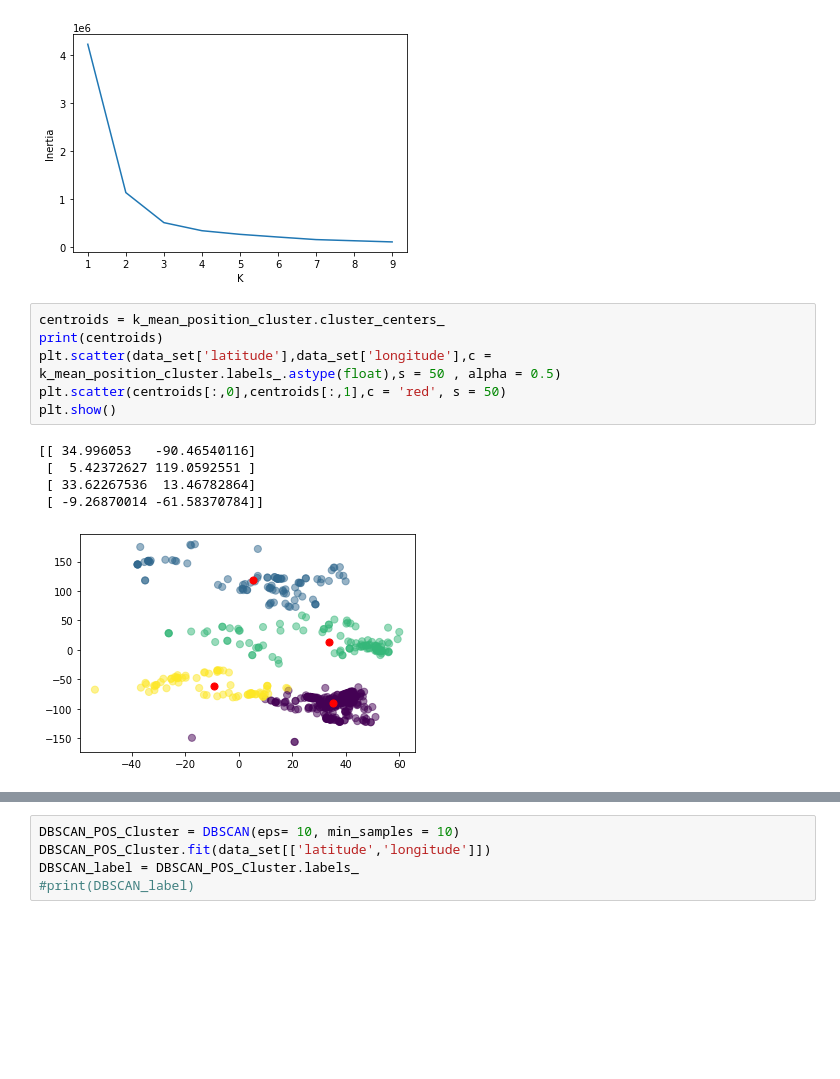
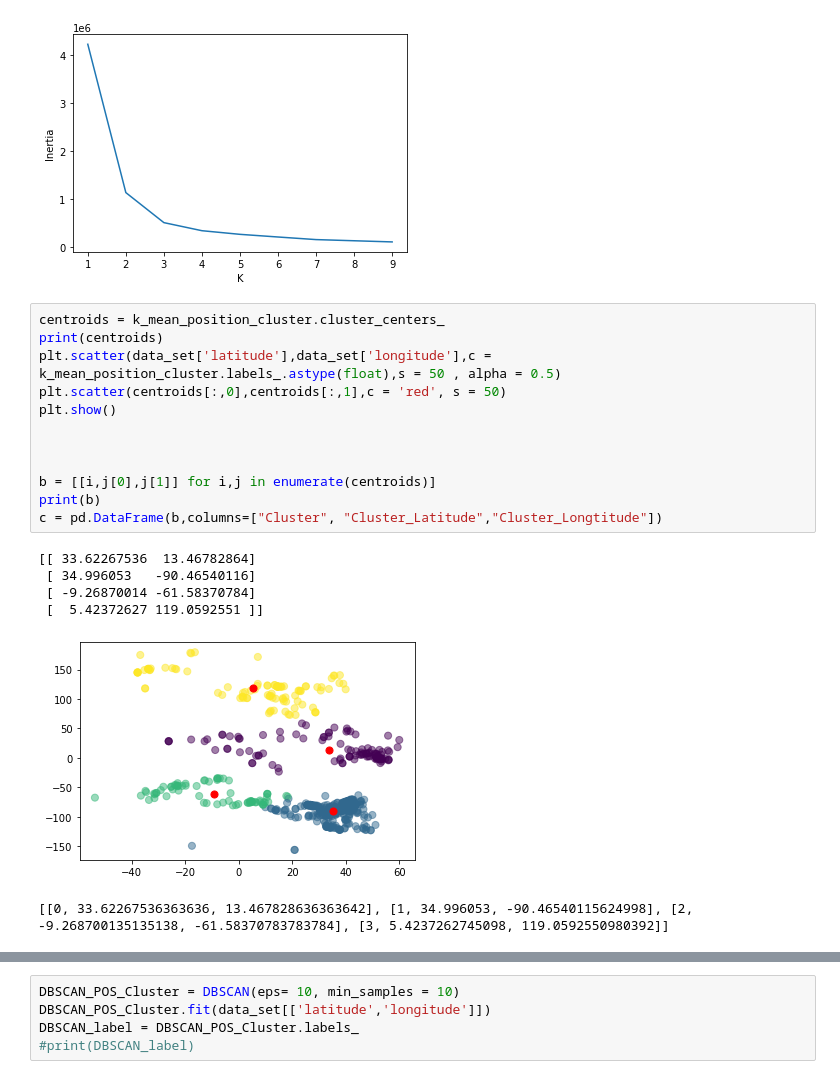
Before and after one commit to Aussadach/discovering-disease-outbreaks-base, a Jupyter notebook: Python_script/Heandline_Clustering.ipynb, the cells around one changed output, grey strips where cells are left out. Drawn from its saved outputs; the diff is of its cells as text; blank space fills up the shorter version.

```diff
--- a/Python_script/Heandline_Clustering.ipynb
+++ b/Python_script/Heandline_Clustering.ipynb
@@ -40,12 +40,19 @@ plt.show()
 # %%
 centroids = k_mean_position_cluster.cluster_centers_
 print(centroids)
 plt.scatter(data_set['latitude'],data_set['longitude'],c = k_mean_position_cluster.labels_.astype(float),s = 50 , alpha = 0.5)
 plt.scatter(centroids[:,0],centroids[:,1],c = 'red', s = 50)
 plt.show()
+
+
+
+b = [[i,j[0],j[1]] for i,j in enumerate(centroids)]
+print(b)
+c = pd.DataFrame(b,columns=["Cluster", "Cluster_Latitude","Cluster_Longtitude"])
 # %% [output]
-[[ 34.996053   -90.46540116]
- [  5.42372627 119.0592551 ]
- [ 33.62267536  13.46782864]
- [ -9.26870014 -61.58370784]]
+[[ 33.62267536  13.46782864]
+ [ 34.996053   -90.46540116]
+ [ -9.26870014 -61.58370784]
+ [  5.42372627 119.0592551 ]]
-[figure, old version]
+[figure, new version]
+[[0, 33.62267536363636, 13.467828636363642], [1, 34.996053, -90.46540115624998], [2, -9.268700135135138, -61.58370783783784], [3, 5.4237262745098, 119.0592550980392]]
```
Also changed, not shown: parts of 4 cells of this notebook, 3 other files.
